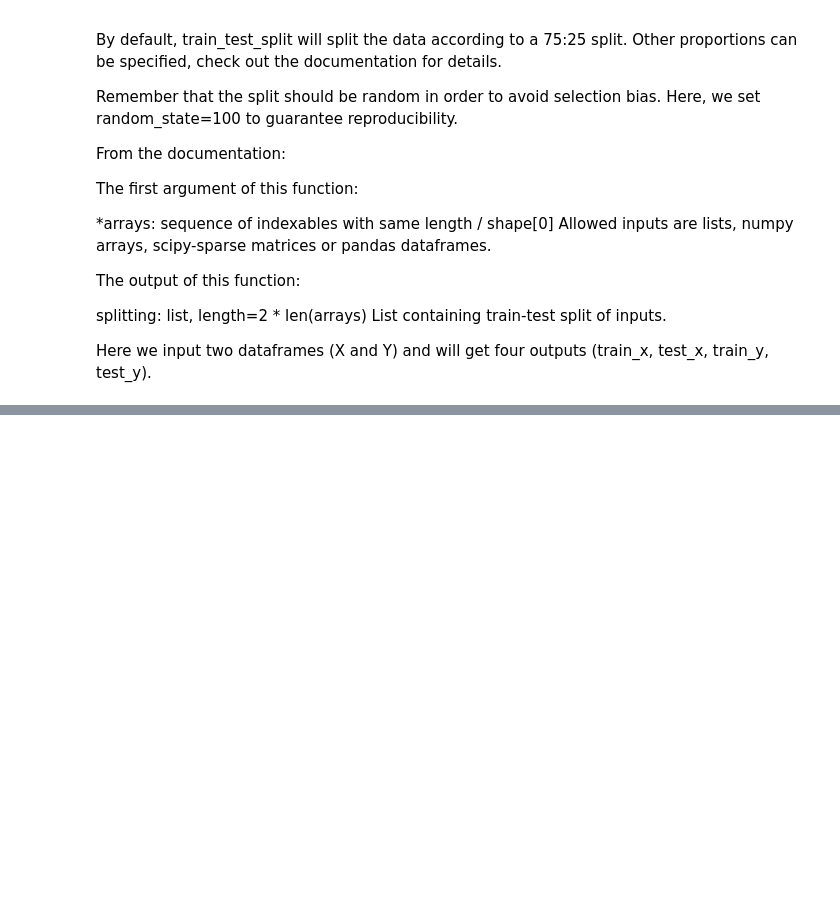
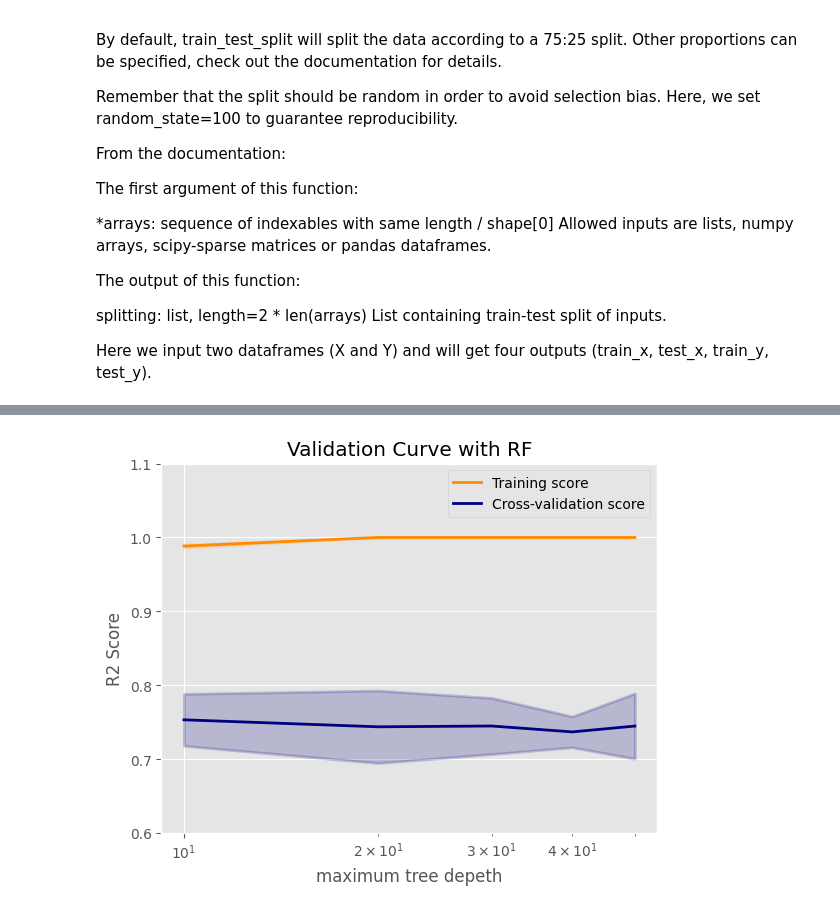
Before and after one commit to dereksgithub/casa0006learning, a Jupyter notebook: wk2.ipynb, the cells around one changed output, grey strips where cells are left out. Saved outputs shown, nothing was run; the diff lists cells and outputs as text; code cells hidden in the pictures; blank space fills up the shorter version.

```diff
--- a/wk2.ipynb
+++ b/wk2.ipynb
@@ -191,0 +308,8 @@ Here we input two dataframes (X and Y) and will get four outputs (train_x, test_
+# %%
+# the index list of training and validation data in the merged dataset
+# we will use the first 75% rows of [train_x, train_y] as training set and the following 25% rows as validation set
+# index of the first 75% rows (rounded to integer)
+n_row_training = np.floor(train_x.shape[0]*0.75).astype(int)
+ind_train = list(range(n_row_training))
+# index of the remaining rows
+ind_val = list(range(n_row_training, train_x.shape[0]))
@@ -191,0 +342,3 @@ Here we input two dataframes (X and Y) and will get four outputs (train_x, test_
+# %%
+dt_final = DecisionTreeRegressor(max_depth=clf.best_params_['max_depth'], random_state=randomState_dt)
+dt_final.fit(train_x, train_y)
@@ -191,0 +392,34 @@ Here we input two dataframes (X and Y) and will get four outputs (train_x, test_
+# %%
+max_depth_range = [10,20,30,40,50]
+
+train_scores, valid_scores = validation_curve(estimator=DecisionTreeRegressor(),
+                                              X=train_x, y=train_y,
+                                              param_name="max_depth",
+                                              param_range=max_depth_range,
+                                              cv=5)
+# %%
+# plotting the validation curve
+train_scores_mean = np.mean(train_scores, axis=1)
+train_scores_std = np.std(train_scores, axis=1)
+valid_scores_mean = np.mean(valid_scores, axis=1)
+valid_scores_std = np.std(valid_scores, axis=1)
+
+plt.title("Validation Curve with RF")
+plt.xlabel(r"maximum tree depeth")
+plt.ylabel("R2 Score")
+plt.ylim(0.6, 1.1)
+lw = 2
+plt.semilogx(max_depth_range, train_scores_mean, label="Training score",
+             color="darkorange", lw=lw)
+plt.fill_between(max_depth_range, train_scores_mean - train_scores_std,
+                 train_scores_mean + train_scores_std, alpha=0.2,
+                 color="darkorange", lw=lw)
+plt.semilogx(max_depth_range, valid_scores_mean, label="Cross-validation score",
+             color="navy", lw=lw)
+plt.fill_between(max_depth_range, valid_scores_mean - valid_scores_std,
+                 valid_scores_mean + valid_scores_std, alpha=0.2,
+                 color="navy", lw=lw)
+plt.legend(loc="best")
+plt.show()
+# %% [output]
+[figure, added]
```
Also changed, not shown: parts of 26 cells of this notebook.
